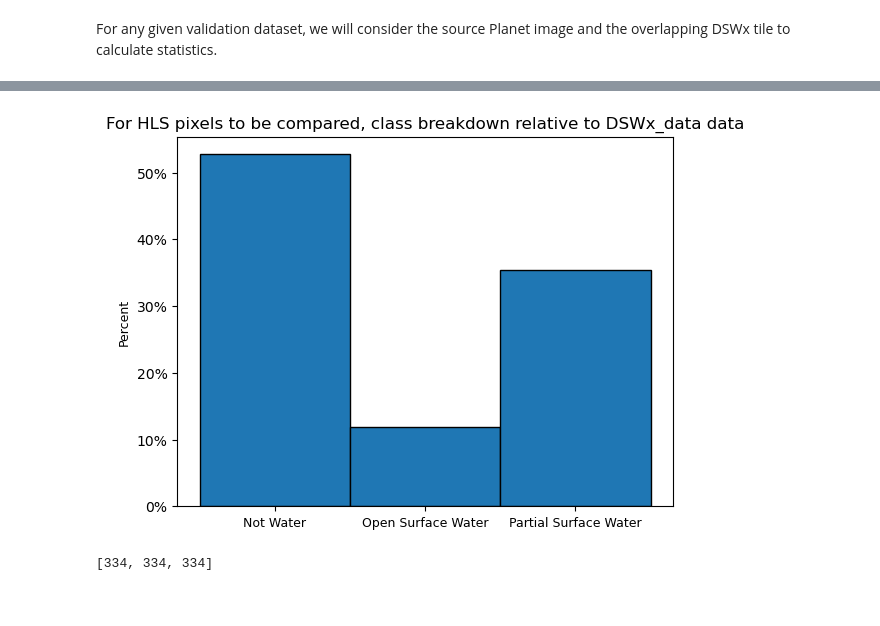
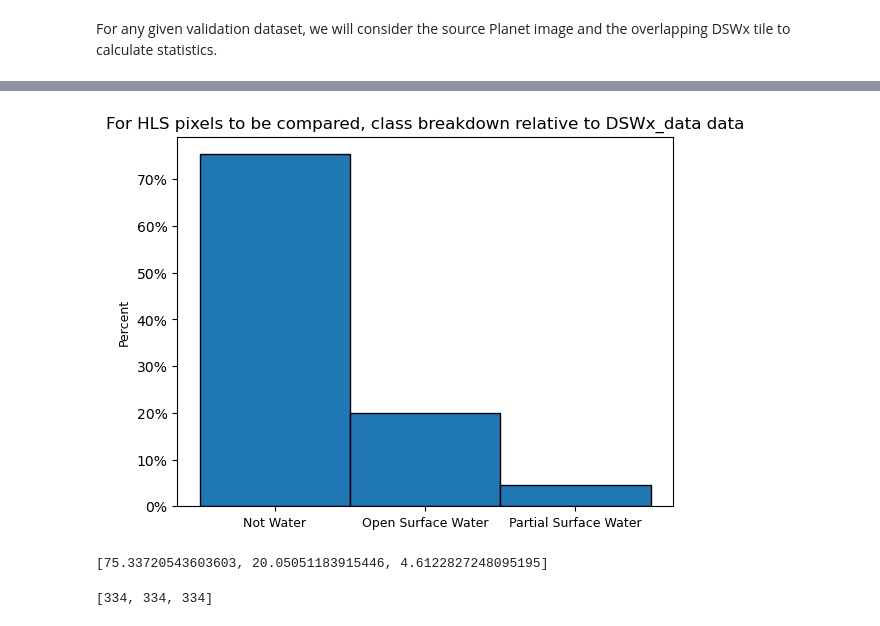
Before and after one commit to OPERA-Cal-Val/DSWx-expanding-validation-dataset, a Jupyter notebook: notebooks/3a-Recalculate-validation-metrics.ipynb, the cells around one changed output, grey strips where cells are left out. Saved outputs shown, nothing was run; the diff lists cells and outputs as text; code cells hidden in the pictures.

```diff
--- a/notebooks/3a-Recalculate-validation-metrics.ipynb
+++ b/notebooks/3a-Recalculate-validation-metrics.ipynb
@@ -50,6 +50,7 @@ CONFIDENCE_CLASSES = []#[0, 1, 2, 3] # Confidence classes to be included (if emp
 DOWNSAMPLE_BOTH_DS_TO_3_HA = False # downsample both datasets to 3 ha
 USE_AEROSOL_MASK = False
 NUMBER_OF_RANDOM_SAMPLES = 100
+PLANET_ID = "20211022_175213_55_2440"
 # %% [markdown]
 For any given validation dataset, we will consider the source Planet image and the overlapping DSWx tile to calculate statistics.
 # %%
@@ -268,0 +271,34 @@ Text(0.5, 1.0, 'Regions that will be masked out')
+# %%
+X_dswx_out_meta_copy = X_dswx_out_meta.copy()
+X_dswx_out_meta_copy.update({'dtype':'float32'})
+
+p_val_c_3ha_temp = update_profile_resolution(X_val_out_meta, 30)
+p_val_c_3ha_temp['dtype'] = 'float32'
+
+X_val_temp = X_val.astype('float32')
+X_val_temp[(X_val == 10) | (X_val == 255) | size_mask] = np.nan
+X_val_out_meta_copy = X_val_out_meta.copy()
+X_val_out_meta_copy['nodata'] = np.nan
+
+X_val_per_w, p_per_int = resample_labels_into_percentage(X_val_temp, X_val_out_meta_copy, X_dswx_out_meta_copy, 1)
+X_val_r = reclassify_percentage_array_for_dswx(X_val_per_w)
+
+fig, ax = plt.subplots(1, 1, figsize=(8, 8))
+
+# setting up the colormap/colorbar
+cmap = ListedColormap([np.array(colormap[key]) / 255 for key in range(256)])
+bounds =  [0, 1, 2, 3, 254, 255]
+norm = colors.BoundaryNorm(bounds, cmap.N)
+
+# display image
+ax.set_title("Validation data at 30 m")
+ax.set_xlabel('UTM easting (meters)')
+ax.set_ylabel('UTM northing (meters)')
+ax.ticklabel_format(axis='both', style='scientific',scilimits=(0,0),useOffset=False,useMathText=True)
+
+im = show(X_val_r, transform = p_per_int['transform'], cmap=cmap, vmin=0, vmax=255, ax=ax)
+im_val = im.get_images()[0]
+
+# draw colorbar
+cbar=fig.colorbar(im_val, ax=ax, shrink=0.4, boundaries=bounds, cmap=cmap, ticks=[0.5, 1.5, 2.5, 254.5])
+cbar.set_ticklabels(['Not Water', 'Open Water', 'Partial Surface Water', 'No data'],fontsize=12)
@@ -268,0 +307,5 @@ Text(0.5, 1.0, 'Regions that will be masked out')
+# %%
+fig, ax = plt.subplots(1, 1, figsize=(8, 8))
+shared_mask = ((X_val_r == 255) | shared_mask)
+ax.imshow(shared_mask)
+ax.set_title("Regions that will be masked out for calculations")
@@ -277,11 +324,17 @@ plt.gca().yaxis.set_major_formatter(PercentFormatter(1))
 # %%
-percents_dswx, _, _ = plt.hist(X_dswx_c[~shared_mask], bins=3, range=(0, 3), density=True, edgecolor='black')
+# DSWx data histogram
+percents_dswx, _, _ = plt.hist(X_dswx[~shared_mask], bins=3, range=(0, 3), density=True, edgecolor='black')
 plt.xticks(np.arange(0, 3)+.5, ['Not Water', 'Open Surface Water', 'Partial Surface Water'],fontsize=9)
 plt.ylabel('Percent',fontsize=9)
 plt.title('For HLS pixels to be compared, class breakdown relative to DSWx_data data');
 plt.gca().yaxis.set_major_formatter(PercentFormatter(1))
 # %% [output]
-[figure, old version]
+[figure, new version]
+# %%
+# print percentage distribution
+[100*p for p in percents_dswx]
+# %% [output]
+[75.33720543603603, 20.05051183915446, 4.6122827248095195]
 # %%
 sample_size_per_label = [int(np.ceil(percents[label] * TOTAL_PIXELS_PER_SAMPLE)) for label in [0, 1, 2]]
 if EQUAL_SAMPLING:
```
Also changed, not shown: parts of 57 cells of this notebook.
